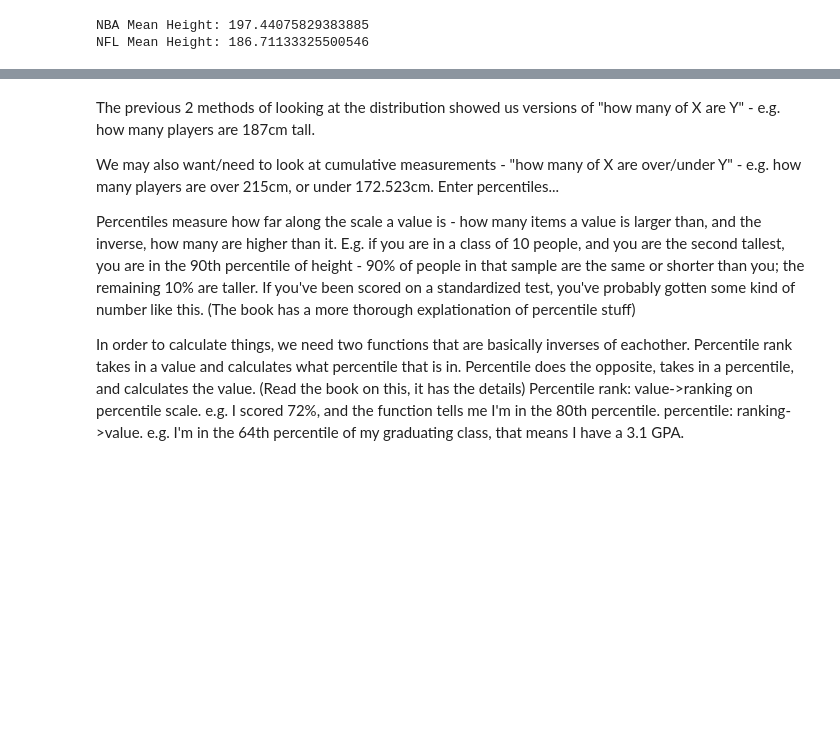
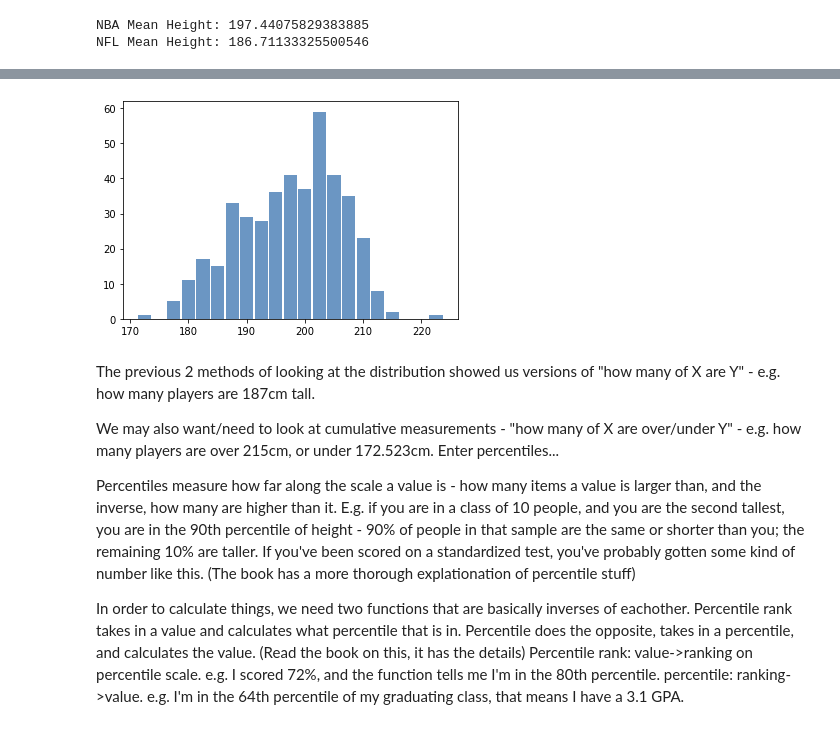
Before and after one commit to Soniyasunny1/BasicClassExamples, a Jupyter notebook: 004_Cumulative_dist.ipynb, the cells around one changed output, grey strips where cells are left out. Cells and saved outputs as stored; diff of their text form; code cells hidden in the pictures; blank space fills up the shorter version.

```diff
--- a/004_Cumulative_dist.ipynb
+++ b/004_Cumulative_dist.ipynb
@@ -77,3 +89,10 @@ NFL Mean Height: 186.71133325500546
+# %%
+nbahist = thinkstats2.Hist(nba)
+thinkplot.PrePlot(1)
+thinkplot.Hist(nbahist)
+thinkplot.Config()
+# %% [output]
+[figure, added]
 # %% [markdown]
 The previous 2 methods of looking at the distribution showed us versions of "how many of X are Y" - e.g. how many players are 187cm tall.
 
```
Also changed, not shown: parts of 1 cell of this notebook, 3 other files.
